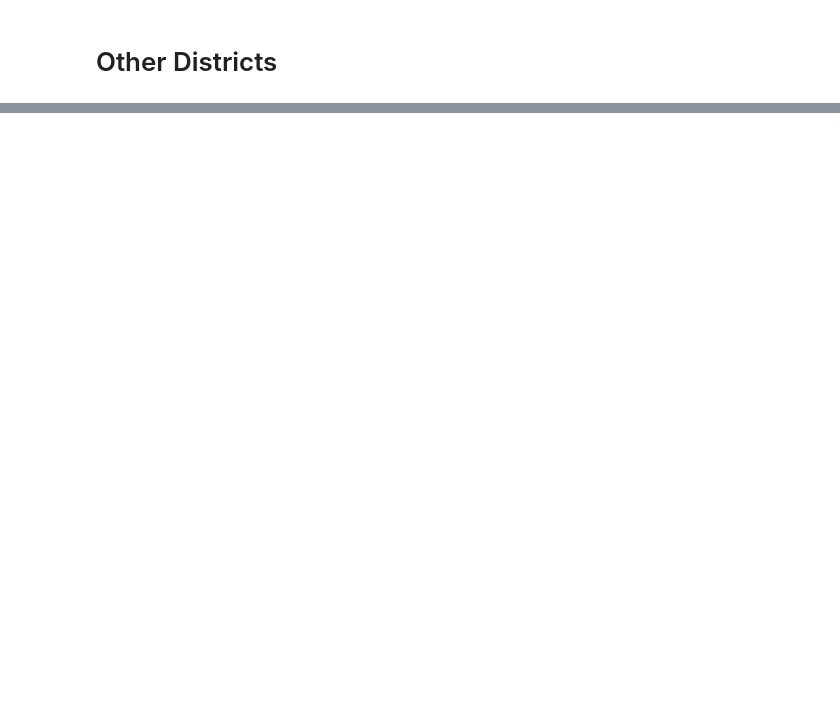
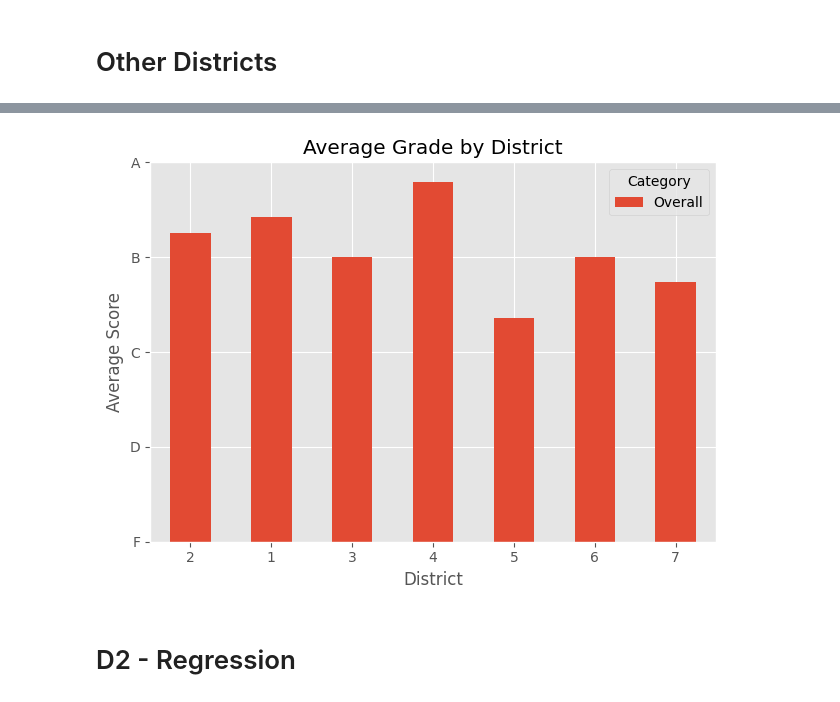
Before and after one commit to cruzdariel/Data118, a Jupyter notebook: SchoolGrades.ipynb, the cells around one changed output, grey strips where cells are left out. Drawn from its saved outputs; the diff is of its cells as text; code cells hidden in the pictures; blank space fills up the shorter version.

```diff
--- a/SchoolGrades.ipynb
+++ b/SchoolGrades.ipynb
@@ -422,0 +437,34 @@ d7_df = df_other[df_other['School Name'].isin(d7)]
+# %%
+other_district_avg = {
+    'District': ['2','1','3','4','5','6','7'],
+    'Overall': [d2overall,
+                d1_df['2024'].mean(),
+                d3_df['2024'].mean(),
+                d4_df['2024'].mean(),
+                d5_df['2024'].mean(),
+                d6_df['2024'].mean(),
+                d7_df['2024'].mean()],
+    'HS': [d2hs,
+           d1_df[d1_df['School Name'].isin(d1_high)]['2024'].mean(),
+           d3_df[d3_df['School Name'].isin(d3_high)]['2024'].mean(),
+           d4_df[d4_df['School Name'].isin(d4_high)]['2024'].mean(),
+           d5_df[d5_df['School Name'].isin(d5_high)]['2024'].mean(),
+           d6_df[d6_df['School Name'].isin(d6_high)]['2024'].mean(),
+           d7_df[d7_df['School Name'].isin(d7_high)]['2024'].mean()],
+    'MS': [d2ms,
+           d1_df[d1_df['School Name'].isin(d1_middle)]['2024'].mean(),
+           d3_df[d3_df['School Name'].isin(d3_middle)]['2024'].mean(),
+           d4_df[d4_df['School Name'].isin(d4_middle)]['2024'].mean(),
+           d5_df[d5_df['School Name'].isin(d5_middle)]['2024'].mean(),
+           d6_df[d6_df['School Name'].isin(d6_middle)]['2024'].mean(),
+           d7_df[d7_df['School Name'].isin(d7_middle)]['2024'].mean()],
+    'ES': [d2es,
+           d1_df[d1_df['School Name'].isin(d1_elementary)]['2024'].mean(),
+           d3_df[d3_df['School Name'].isin(d3_elementary)]['2024'].mean(),
+           d4_df[d4_df['School Name'].isin(d4_elementary)]['2024'].mean(),
+           d5_df[d5_df['School Name'].isin(d5_elementary)]['2024'].mean(),
+           d6_df[d6_df['School Name'].isin(d6_elementary)]['2024'].mean(),
+           d7_df[d7_df['School Name'].isin(d7_elementary)]['2024'].mean()],
+}
+other_district_avg_df = pd.DataFrame(data=other_district_avg)
+other_district_avg_df
@@ -422,0 +480,14 @@ d7_df = df_other[df_other['School Name'].isin(d7)]
+# %%
+other_district_avg_df['Overall'].plot(kind='bar')
+plt.title('Average Grade by District')
+plt.ylabel('Average Score')
+plt.xlabel('District')
+plt.xticks(rotation=0, ticks=[0,1,2,3,4,5,6],labels=[2,1,3,4,5,6,7])
+plt.yticks(ticks=[0, 1, 2, 3, 4],labels=['F', 'D', 'C', 'B', 'A'])
+plt.legend(title='Category')
+plt.tight_layout()
+plt.show()
+# %% [output]
+[figure, added]
+# %% [markdown]
+# D2 - Regression
```
Also changed, not shown: parts of 13 cells of this notebook.
